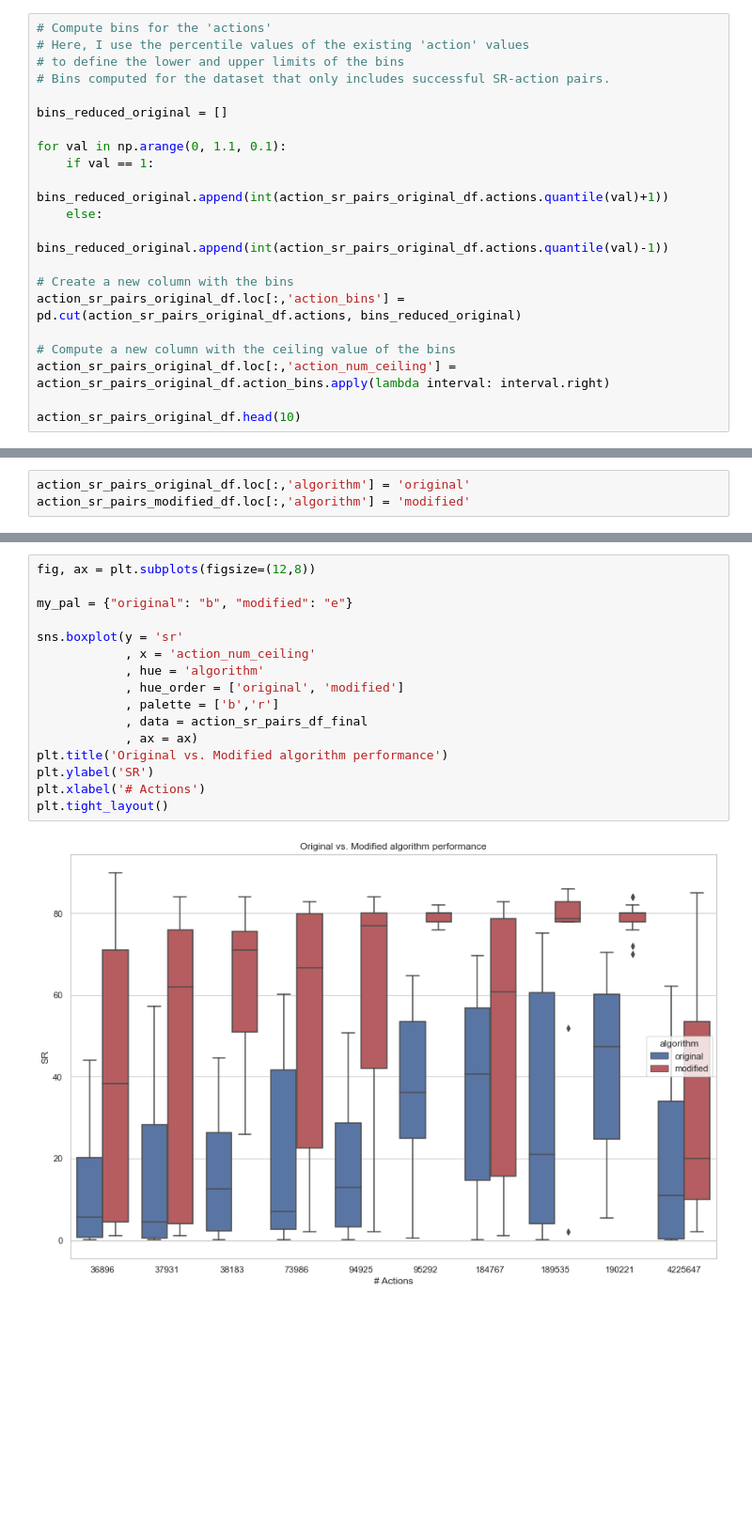
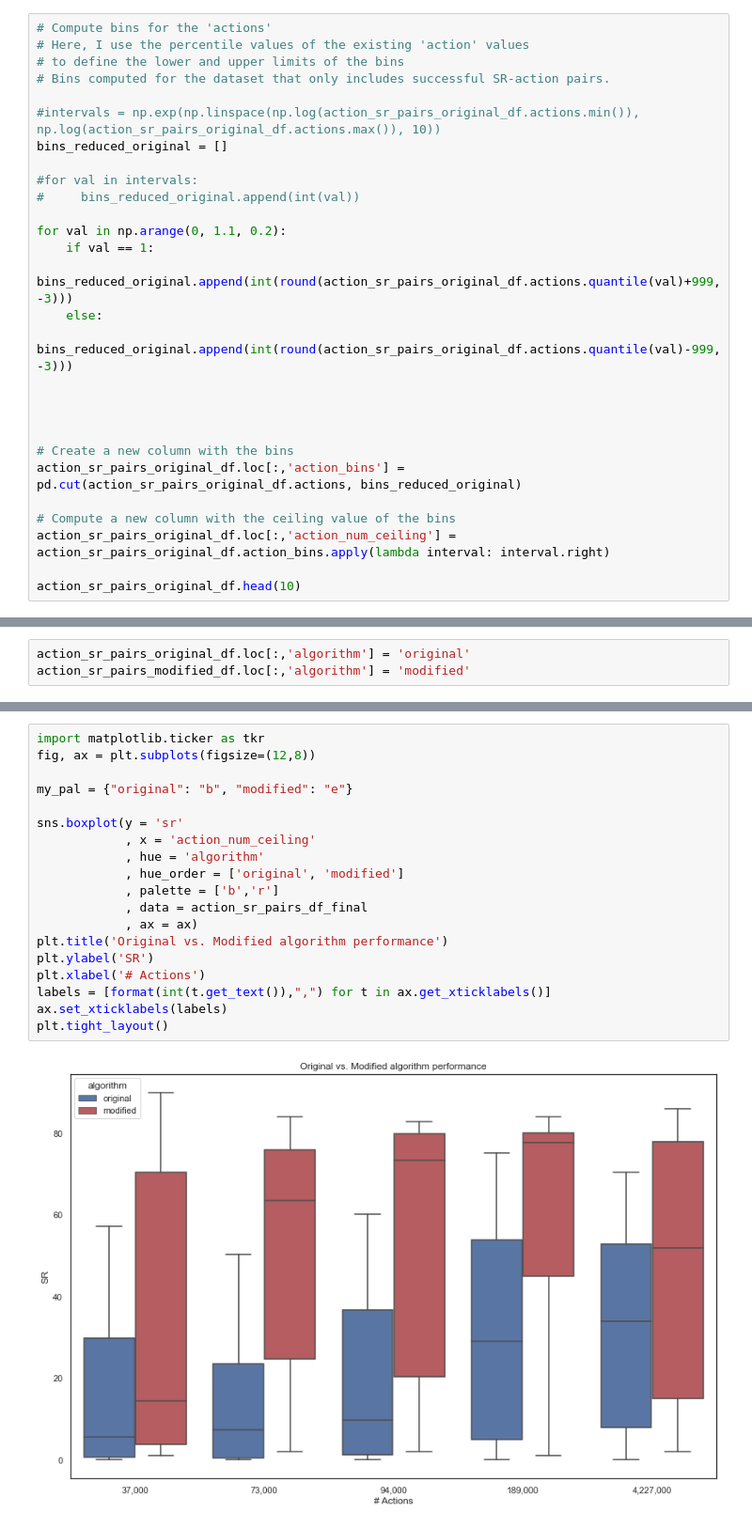
Before and after one commit to PandulaP/RL_Research, a Jupyter notebook: Pb_policy_iteration/cart_pole_modified_env/modified_algo_analysis/mod_vs_original_algo_experiments/evaluation_results.ipynb, the cells around one changed output, grey strips where cells are left out. Shown at 94% size. Drawn from its saved outputs; the diff is of its cells as text; blank space fills up the shorter version.

```diff
--- a/Pb_policy_iteration/cart_pole_modified_env/modified_algo_analysis/mod_vs_original_algo_experiments/evaluation_results.ipynb
+++ b/Pb_policy_iteration/cart_pole_modified_env/modified_algo_analysis/mod_vs_original_algo_experiments/evaluation_results.ipynb
@@ -345,13 +345,20 @@ plt.show()
 # to define the lower and upper limits of the bins
 # Bins computed for the dataset that only includes successful SR-action pairs.
 
+#intervals = np.exp(np.linspace(np.log(action_sr_pairs_original_df.actions.min()), np.log(action_sr_pairs_original_df.actions.max()), 10))
 bins_reduced_original = []
 
-for val in np.arange(0, 1.1, 0.1):
+#for val in intervals:
+#     bins_reduced_original.append(int(val))
+
+for val in np.arange(0, 1.1, 0.2):
     if val == 1:
-        bins_reduced_original.append(int(action_sr_pairs_original_df.actions.quantile(val)+1))
+        bins_reduced_original.append(int(round(action_sr_pairs_original_df.actions.quantile(val)+999,-3)))
     else:
-        bins_reduced_original.append(int(action_sr_pairs_original_df.actions.quantile(val)-1))
+        bins_reduced_original.append(int(round(action_sr_pairs_original_df.actions.quantile(val)-999,-3)))
+
+
+
 
 # Create a new column with the bins
 action_sr_pairs_original_df.loc[:,'action_bins'] = pd.cut(action_sr_pairs_original_df.actions, bins_reduced_original)
@@ -519,18 +512,21 @@ action_sr_pairs_df_final.head()
 # %%
+import matplotlib.ticker as tkr
 fig, ax = plt.subplots(figsize=(12,8))
 
 my_pal = {"original": "b", "modified": "e"}
 
 sns.boxplot(y = 'sr'
             , x = 'action_num_ceiling'
             , hue = 'algorithm'
             , hue_order = ['original', 'modified']
             , palette = ['b','r']
             , data = action_sr_pairs_df_final
             , ax = ax)
 plt.title('Original vs. Modified algorithm performance')
 plt.ylabel('SR')
 plt.xlabel('# Actions')
+labels = [format(int(t.get_text()),",") for t in ax.get_xticklabels()]
+ax.set_xticklabels(labels)
 plt.tight_layout()
 # %% [output]
-[figure, old version]
+[figure, new version]
```
Also changed, not shown: parts of 24 cells of this notebook.
